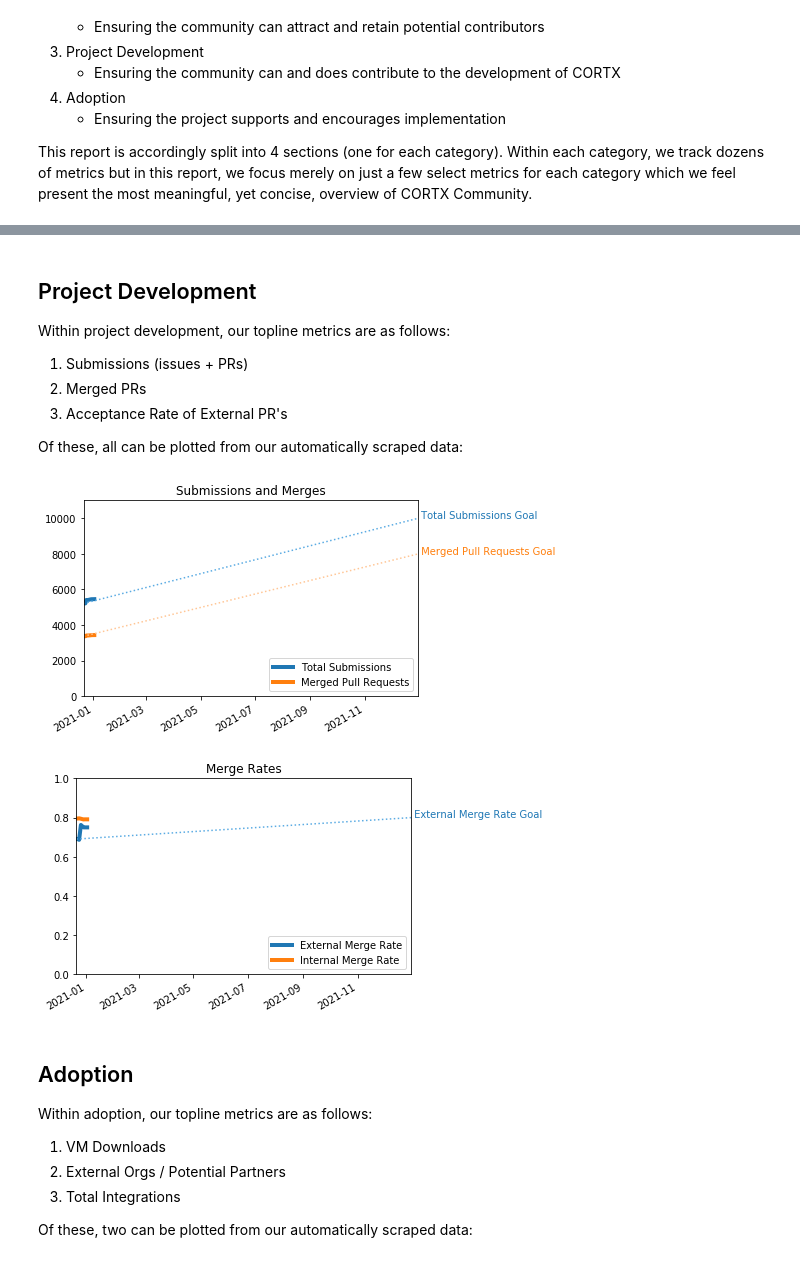
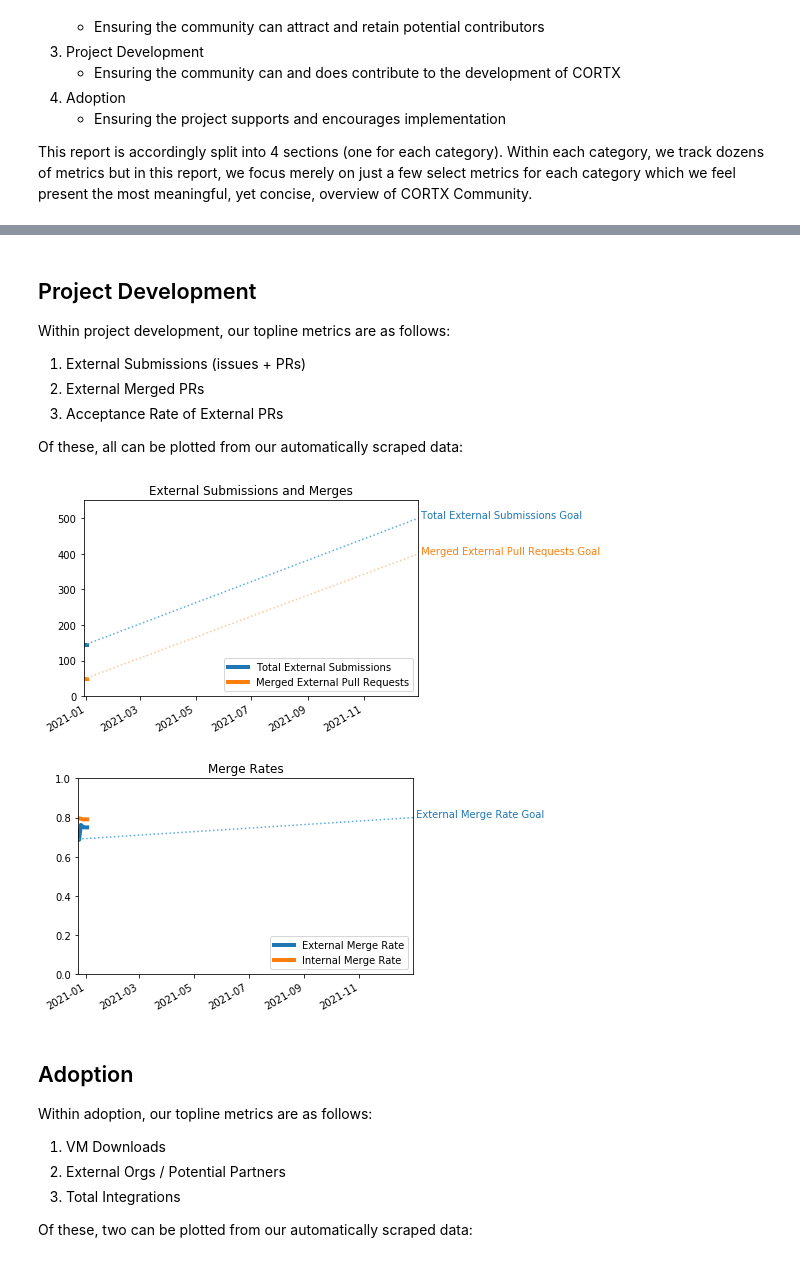
Before and after one commit to Seagate/cortx, a Jupyter notebook: metrics/CORTX_Metrics_Topline_Report.ipynb, the cells around one changed output, grey strips where cells are left out. Cells and saved outputs as stored; diff of their text form; code cells hidden in the pictures.

Commit message:
Manually added all the data needed for the executive report and added graphs to executive report

```diff
--- a/metrics/CORTX_Metrics_Topline_Report.ipynb
+++ b/metrics/CORTX_Metrics_Topline_Report.ipynb
@@ -42,5 +42,5 @@ For two of these, we can make a graph using data scraped from github.
 # %%
-# make the graph for Awareness
+# make the graph for visits/views and referrals
 title='Fortnightly Unique Views'
 metric1='Unique Views'
 metric2='Referred from Seagate'
@@ -51,5 +51,13 @@ goal2 = cg.Goal(metric2, goal_date, 400)
 plt = cg.goal_graph(df=df,title=title,xlim=xlim,goals=[goal1,goal2],columns=[metric1,metric2])
 plt.legend(loc='upper right')
 plt.show()
+
+# make the graph for newsletter subscriptions
+news_key='newsletter_subscribers'
+metric3=news_key.replace('_',' ').title()
+df[metric3] = df[news_key]
+goal3 = cg.Goal(metric3, goal_date,1000)
+plt = cg.goal_graph(df=df,title=metric3,xlim=xlim,goals=[goal3],columns=[metric3])
+plt.show()
 # %% [output]
 [figure]
@@ -76,32 +103,48 @@ plt.show()
 
 Within project development, our topline metrics are as follows:
 
-1. Submissions (issues + PRs)
-2. Merged PRs
-3. Acceptance Rate of External PR's
+1. External Submissions (issues + PRs)
+2. External Merged PRs
+3. Acceptance Rate of External PRs
 
 Of these, all can be plotted from our automatically scraped data:
 # %%
-metric1='Total Submissions'
-metric2='Merged Pull Requests'
-df[metric1] = df['pull_requests']+df['issues']
-df[metric2] = df ['pull_requests_merged']
-ts_goal=cg.Goal(metric1,goal_date,10000)
-mp_goal=cg.Goal(metric2,goal_date,8000)
-plt=cg.goal_graph(df=df,title='Submissions and Merges',xlim=xlim,columns=[metric1,metric2],goals=[ts_goal,mp_goal])
+def remove_date(df,date):
+    try:
+        df=df.drop(pd.to_datetime(date),axis=0) # this first scrape was no good, double counted issues and pulls
+    except KeyError:
+        pass # was already dropped
+    return df
+
+metric1='Total External Submissions'
+metric2='Merged External Pull Requests'
+df[metric1] = df['pull_requests_external']+df['issues_external']
+df[metric2] = df ['pull_requests_external_merged']
+ts_goal=cg.Goal(metric1,goal_date,500)
+mp_goal=cg.Goal(metric2,goal_date,400)
+# initially we had misidentified some external people and it screwed up some data, so manually remove some here
+save_df=df
+df=remove_date(df,'2020-12-21')
+df=remove_date(df,'2020-12-22')
+df=remove_date(df,'2020-12-23')
+df=remove_date(df,'2020-12-24')
+df=remove_date(df,'2020-12-26')
+plt=cg.goal_graph(df=df,title='External Submissions and Merges',xlim=xlim,columns=[metric1,metric2],goals=[ts_goal,mp_goal])
 plt.show()
 
+# restore df for the rest of the graphs
+df=save_df
 mr='Merge Rate'
 mr_columns=[]
 for k in ['external','internal']:
     mr_column=('%s merge rate' % k).title()
     df[mr_column] = df['pull_requests_%s_merged' % k] / df['pull_requests_%s' % k]
     mr_columns.append(mr_column)
 mr_goal=cg.Goal('external merge rate'.title(),goal_date,0.8)
 plt1=cg.goal_graph(df=df,title='Merge Rates',xlim=xlim,ylim=(0,1),columns=mr_columns,goals=[mr_goal])
 plt1.show()
 # %% [output]
-[figure, old version]
+[figure, new version]
 [figure]
 # %% [markdown]
 ## Adoption
```
Also changed, not shown: parts of 6 cells of this notebook, 3 other files.
